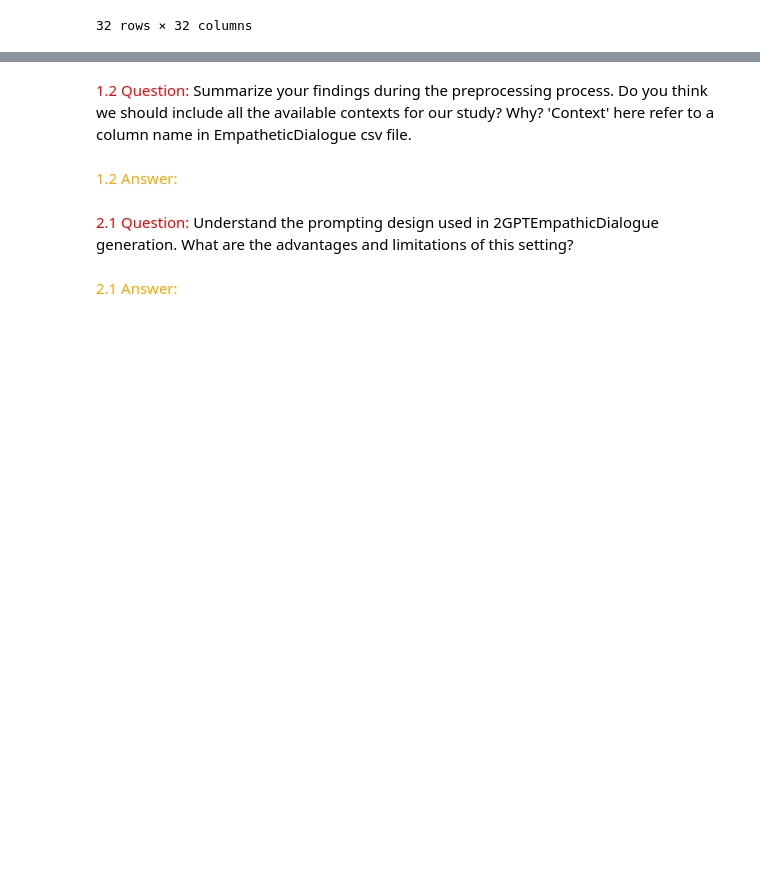
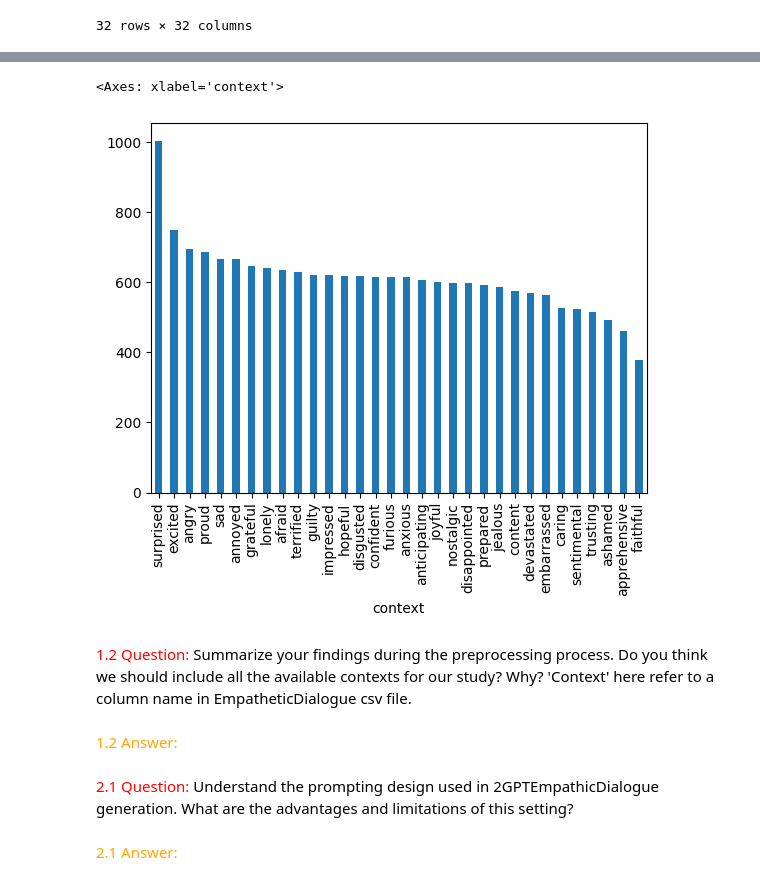
Before and after one commit to telecom-projet-nlp/human-gpt-linguistic-differences, a Jupyter notebook: notebook/Notebook Andrew.ipynb, the cells around one changed output, grey strips where cells are left out. Drawn from its saved outputs; the diff is of its cells as text; code cells hidden in the pictures; blank space fills up the shorter version.

```diff
--- a/notebook/Notebook Andrew.ipynb
+++ b/notebook/Notebook Andrew.ipynb
@@ -122,5 +122,6 @@ dial_gpt['processed_split'] = dial_gpt['processed'].str.split("\n")
 dial_gpt2 = dial_gpt.explode('processed_split')
 dial_gpt2 = dial_gpt2[dial_gpt2['processed_split'] != ""]
 dial_gpt2['utterance_idx'] = dial_gpt2.groupby('conv_id').cumcount() + 1
-dial_fusion = pd.merge(dial_gpt2, dial_human, how="outer", on=["conv_id", "utterance_idx"])
+dial_gpt2['speaker_idx'] = dial_gpt2['utterance_idx'] % 2
+dial_fusion = pd.merge(dial_gpt2, dial_human_tot, how="outer", on=["conv_id", "utterance_idx"])
 # %%
@@ -149,3 +176,13 @@ pd.
+# %%
+# Distribution of contexts for GPT
+(dial_gpt2.groupby("conv_id")
+               .first()["context"]
+               .value_counts()
+               .plot.bar()
+)
+# %% [output]
+<Axes: xlabel='context'>
+[figure, added]
 # %% [markdown]
 <font color="red">1.2 Question:</font> Summarize your findings during the preprocessing process. Do you think we should include all the available contexts for our study? Why? 'Context' here refer to a column name in EmpatheticDialogue csv file.
 # %% [markdown]
```
Also changed, not shown: parts of 17 cells of this notebook.
